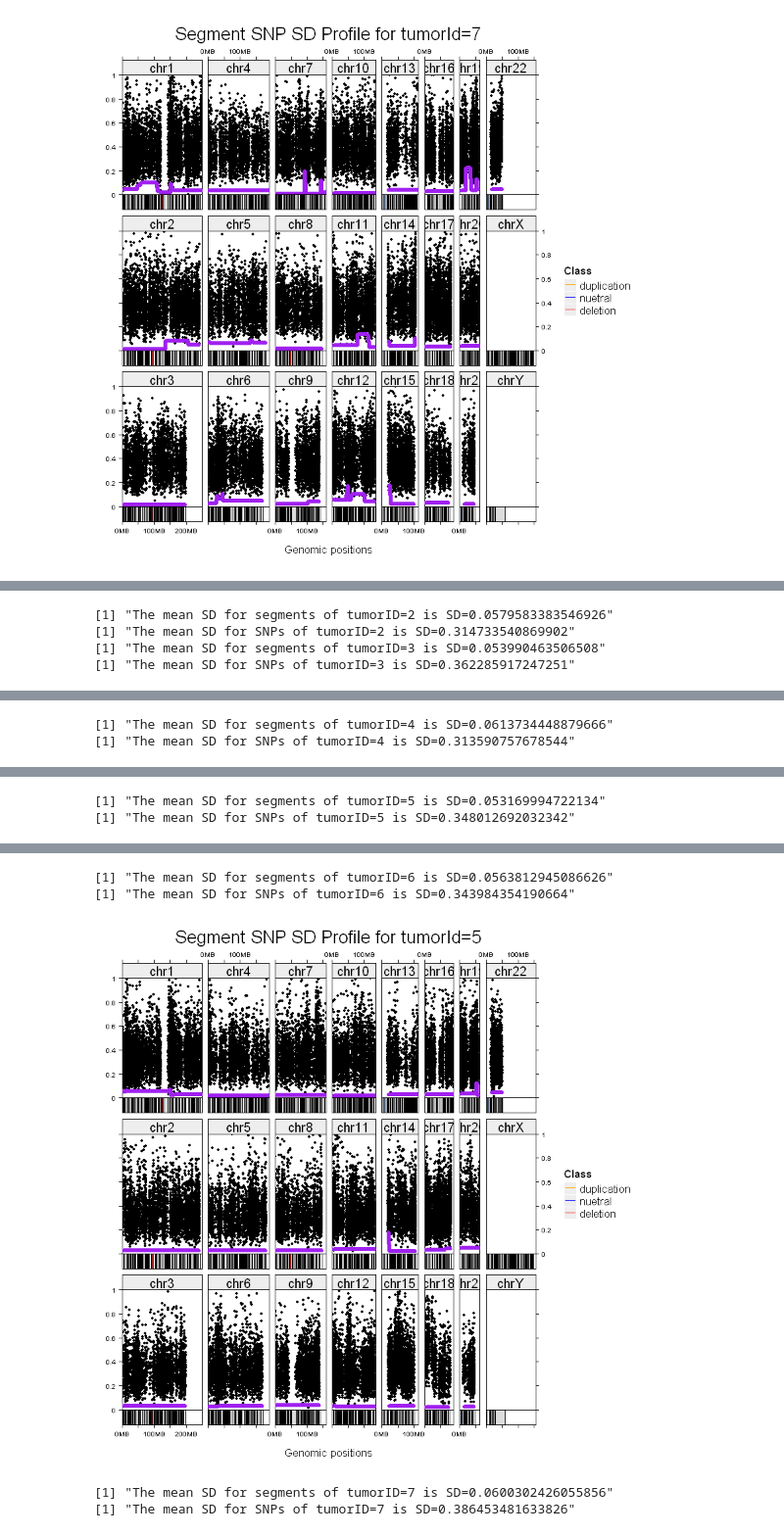
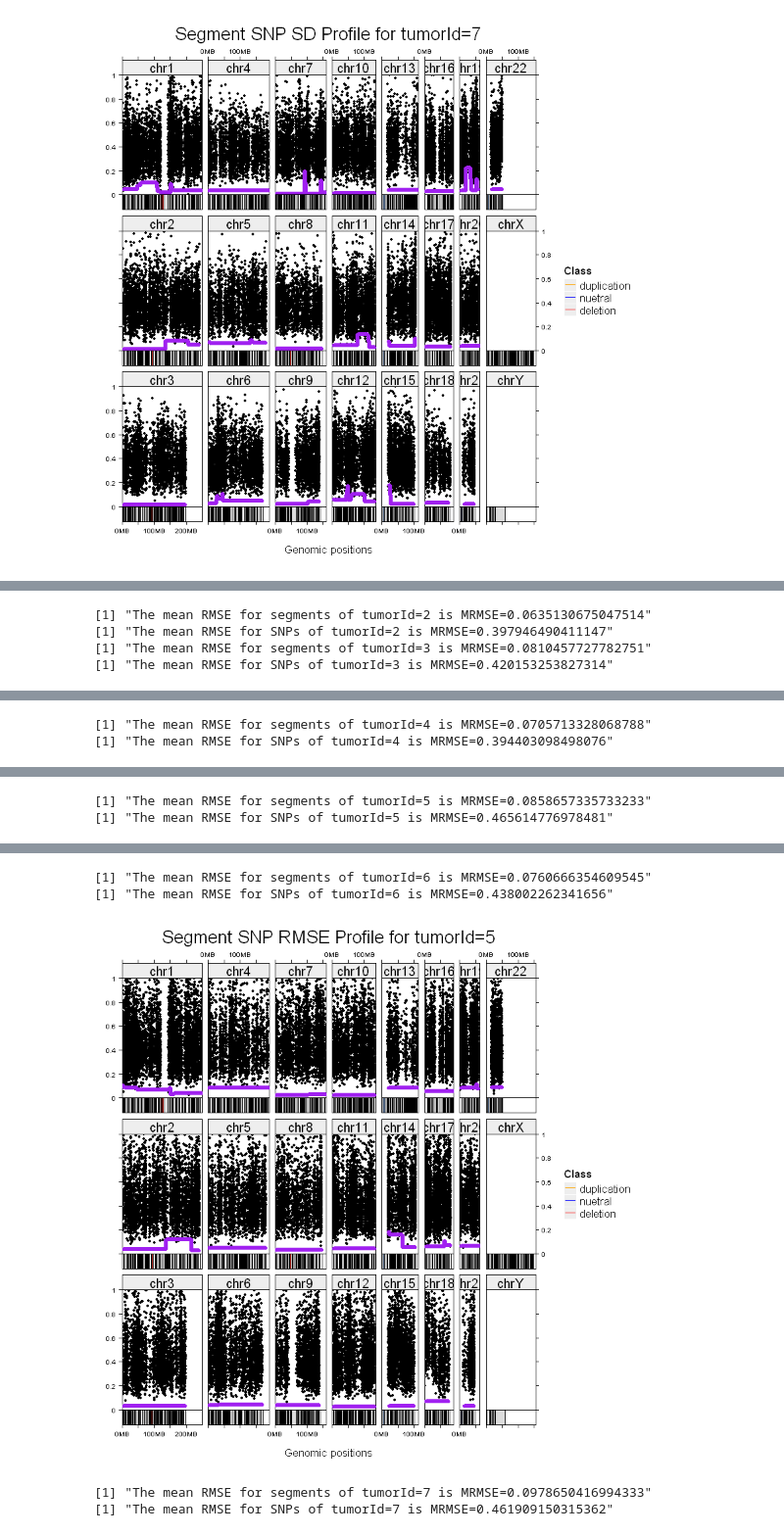
Before and after one commit to CodingBash/CNV-Clinical-Preprocessing, a Jupyter notebook: notebooks/Visualize TCGA Variation.ipynb, the cells around one changed output, grey strips where cells are left out. Shown: that part at 98% size. Saved outputs shown, nothing was run; the diff lists cells and outputs as text; code cells hidden in the pictures.

Commit message:
Added more documentation to notebooks. Fixed visualization in TCGA Variation Visualization - accidentally visualized SD instead of RMSE for second section.

```diff
--- a/notebooks/Visualize TCGA Variation.ipynb
+++ b/notebooks/Visualize TCGA Variation.ipynb
@@ -63,16 +81,17 @@ visualizeSegmentAndSnpSDAllTumor()
 # %%
+options(warn=-1)
 visualizeSegmentAndSnpRMSEAllTumor <- function() {
   setwd(paste0("~/Documents/Git-Projects/Git-Research-Projects/FACETS_nonmatching_test/"))
   for(tumorId in seq(2, 7)){
     seg_rmse_bed <- calculateSegmentRMSE(tumorId)
     snp_rmse_bed <- calculateSnpRMSE(tumorId)
-    visualizeCNProfile(paste0("Segment SNP RMSE Profile for tumorId=", tumorId), facets_snp_data = snp_rmse_bed, line_data = seg_rmse_bed, categories = c("chr14"), save = FALSE, ymin = 0, ymax = 1)
+    visualizeCNProfile(title = paste0("Segment SNP RMSE Profile for tumorId=", tumorId), facets_snp_data = snp_rmse_bed, line_data = seg_rmse_bed, save = FALSE, ymin = 0, ymax = 1)
   }
 }
 
-visualizeSegmentAndSnpSDAllTumor()
+visualizeSegmentAndSnpRMSEAllTumor()
 # %% [output]
-[1] "The mean SD for segments of tumorID=2 is SD=0.0579583383546926"
-[1] "The mean SD for SNPs of tumorID=2 is SD=0.314733540869902"
-[1] "The mean SD for segments of tumorID=3 is SD=0.053990463506508"
-[1] "The mean SD for SNPs of tumorID=3 is SD=0.362285917247251"
+[1] "The mean RMSE for segments of tumorId=2 is MRMSE=0.0635130675047514"
+[1] "The mean RMSE for SNPs of tumorId=2 is MRMSE=0.397946490411147"
+[1] "The mean RMSE for segments of tumorId=3 is MRMSE=0.0810457727782751"
+[1] "The mean RMSE for SNPs of tumorId=3 is MRMSE=0.420153253827314"
@@ -80,2 +99,2 @@ visualizeSegmentAndSnpSDAllTumor()
-[1] "The mean SD for segments of tumorID=4 is SD=0.0613734448879666"
-[1] "The mean SD for SNPs of tumorID=4 is SD=0.313590757678544"
+[1] "The mean RMSE for segments of tumorId=4 is MRMSE=0.0705713328068788"
+[1] "The mean RMSE for SNPs of tumorId=4 is MRMSE=0.394403098498076"
@@ -83,2 +102,2 @@ visualizeSegmentAndSnpSDAllTumor()
-[1] "The mean SD for segments of tumorID=5 is SD=0.053169994722134"
-[1] "The mean SD for SNPs of tumorID=5 is SD=0.348012692032342"
+[1] "The mean RMSE for segments of tumorId=5 is MRMSE=0.0858657335733233"
+[1] "The mean RMSE for SNPs of tumorId=5 is MRMSE=0.465614776978481"
@@ -86,5 +105,5 @@ visualizeSegmentAndSnpSDAllTumor()
-[1] "The mean SD for segments of tumorID=6 is SD=0.0563812945086626"
-[1] "The mean SD for SNPs of tumorID=6 is SD=0.343984354190664"
+[1] "The mean RMSE for segments of tumorId=6 is MRMSE=0.0760666354609545"
+[1] "The mean RMSE for SNPs of tumorId=6 is MRMSE=0.438002262341656"
-[figure, old version]
+[figure, new version]
-[1] "The mean SD for segments of tumorID=7 is SD=0.0600302426055856"
-[1] "The mean SD for SNPs of tumorID=7 is SD=0.386453481633826"
+[1] "The mean RMSE for segments of tumorId=7 is MRMSE=0.0978650416994333"
+[1] "The mean RMSE for SNPs of tumorId=7 is MRMSE=0.461909150315362"
```
Also changed, not shown: parts of 7 cells of this notebook, 5 other files.
